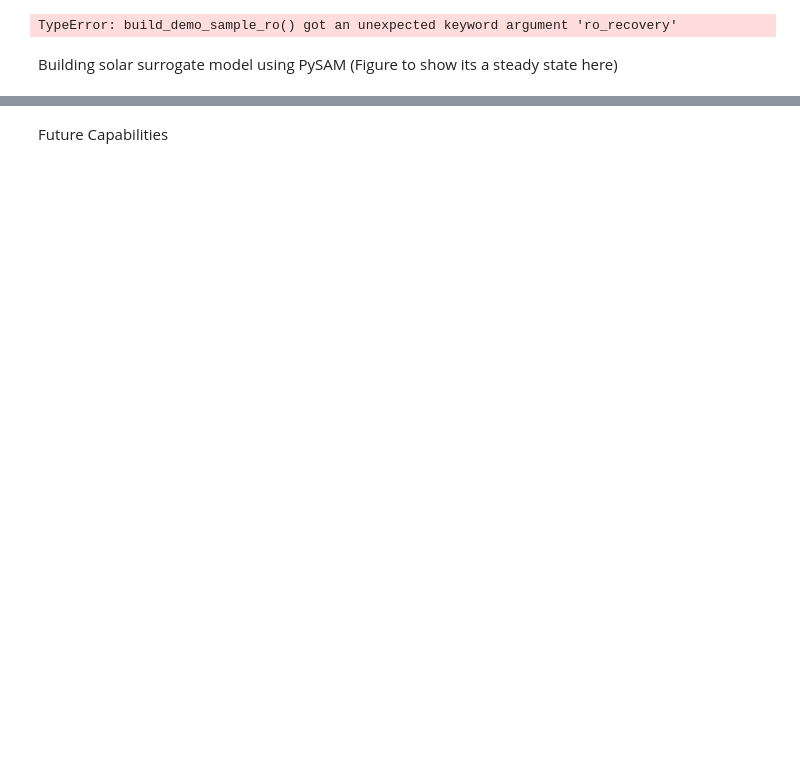
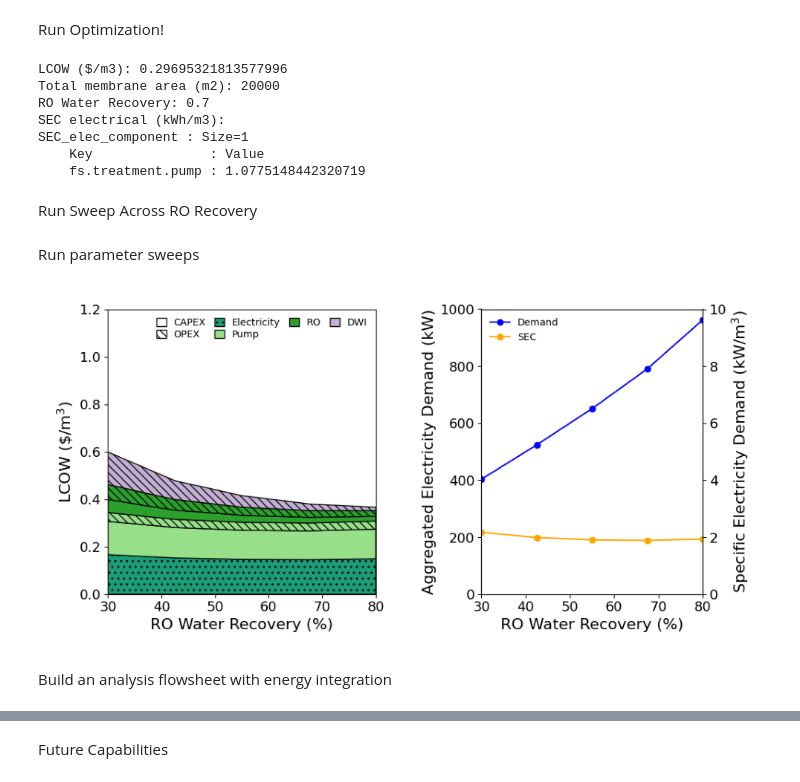
Before and after one commit to watertap-org/watertap-reflo, a Jupyter notebook: src/watertap_contrib/reflo/code_demos/REFLO_demo/reflo-demo-june25.ipynb, the cells around one changed output, grey strips where cells are left out. Saved outputs shown, nothing was run; the diff lists cells and outputs as text; code cells hidden in the pictures; blank space fills up the shorter version.

Commit message:
demo files

```diff
--- a/src/watertap_contrib/reflo/code_demos/REFLO_demo/reflo-demo-june25.ipynb
+++ b/src/watertap_contrib/reflo/code_demos/REFLO_demo/reflo-demo-june25.ipynb
@@ -432,4 +515,46 @@ def build_demo_sample_ro(ro_recovery=0.5):
+# %% [markdown]
+Run Optimization!
 # %%
+#### Build previous flowsheet
 build_demo_sample_ro(ro_recovery=0.5)
+print("LCOW ($/m3):", m.fs.treatment.costing.LCOW())
+
+#### Fix membrane area and recovery
+membrane_area=20000
+m.fs.treatment.RO.total_membrane_area.fix(membrane_area)
+m.fs.treatment.ro_water_recovery.fix(0.7)
+
+#### Unfix parameters
+m.fs.treatment.pump.control_volume.properties_out[0].pressure.unfix()
+for _, stage in m.fs.treatment.RO.stage.items():
+    stage.module.area.unfix()
+
+#### Set bounds for the solve
+set_ro_op_bounds(m)
+
+#### Add objective function for optimization
+m.fs.membrane_area_objective = Objective(expr=m.fs.treatment.costing.LCOW, sense="minimize")
+
+#### Optimize!
+solver = get_solver()
+results = solver.solve(m, tee=False)
+
+clear_output(wait=False)
+
+print("LCOW ($/m3):", m.fs.treatment.costing.LCOW())
+print("Total membrane area (m2):", value(m.fs.treatment.RO.total_membrane_area))
+print("RO Water Recovery:", value(m.fs.treatment.ro_water_recovery))
+print("SEC electrical (kWh/m3):" )
+m.fs.treatment.costing.SEC_elec_component.display()
 # %% [output]
-TypeError: build_demo_sample_ro() got an unexpected keyword argument 'ro_recovery'
+LCOW ($/m3): 0.29695321813577996
+Total membrane area (m2): 20000
+RO Water Recovery: 0.7
+SEC electrical (kWh/m3):
+SEC_elec_component : Size=1
+    Key               : Value
+    fs.treatment.pump : 1.0775148442320719
+# %% [markdown]
+Run Sweep Across RO Recovery
+# %% [markdown]
+Run parameter sweeps
@@ -436,6 +576,9 @@ TypeError: build_demo_sample_ro() got an unexpected keyword argument 'ro_recover
 # %%
-# Sweep on recovery to show range of electricity demand
-
-# Print SEC for pump
+from watertap_contrib.reflo.code_demos.REFLO_demo.flowsheets.demo_sample_ro import *
+run_recovery_sweep(sweep_type="ro_water_recovery")
+clear_output(wait=False)
+plot_recovery_sweep(sweep_type="ro_water_recovery")
+# %% [output]
+[figure, added]
-# %% [markdown]
-Building solar surrogate model using PySAM (Figure to show its a steady state here)
+# %% [markdown]
+Build an analysis flowsheet with energy integration
```
Also changed, not shown: parts of 79 cells of this notebook, 14 other files.
